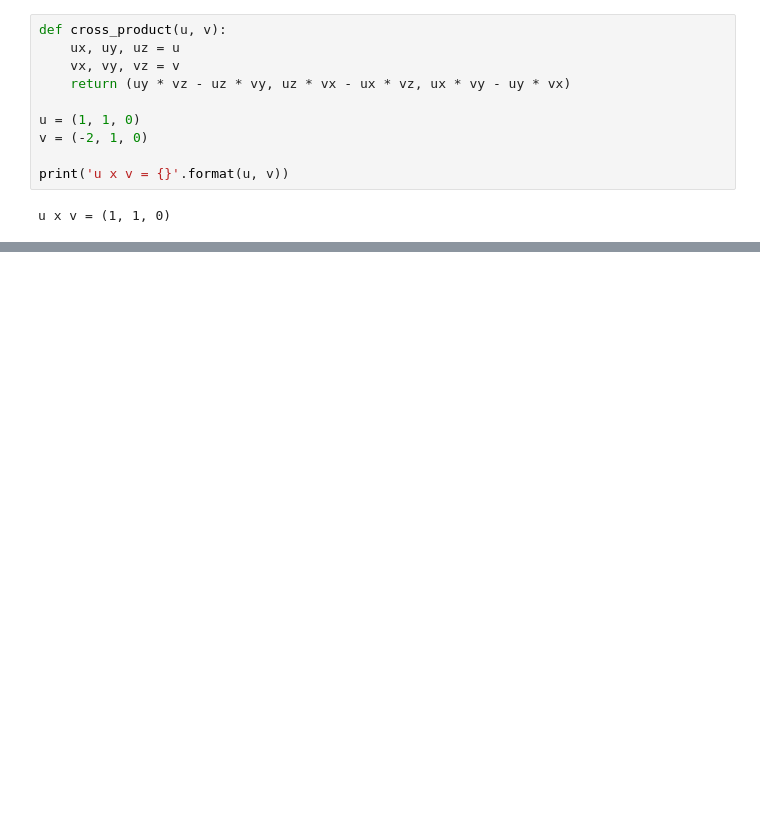
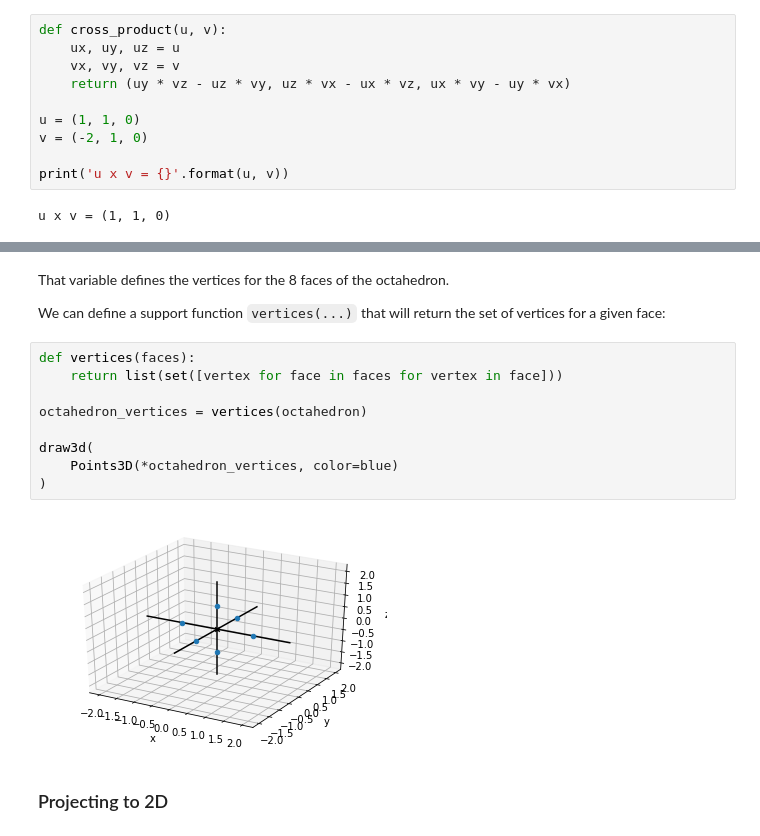
Before and after one commit to sergiofgonzalez/math-workbench, a Jupyter notebook: 02-the-3d-space/01-the-3d-space-notebook/vectors-in-3d.ipynb, the cells around one changed output, grey strips where cells are left out. Drawn from its saved outputs; the diff is of its cells as text; blank space fills up the shorter version.

```diff
--- a/02-the-3d-space/01-the-3d-space-notebook/vectors-in-3d.ipynb
+++ b/02-the-3d-space/01-the-3d-space-notebook/vectors-in-3d.ipynb
@@ -743,0 +840,17 @@ Note also that the area of the parallelogram defined by a couple of vectors $ u
+# %% [markdown]
+That variable defines the vertices for the 8 faces of the octahedron.
+
+We can define a support function `vertices(...)` that will return the set of vertices for a given face:
+# %%
+def vertices(faces):
+    return list(set([vertex for face in faces for vertex in face]))
+
+octahedron_vertices = vertices(octahedron)
+
+draw3d(
+    Points3D(*octahedron_vertices, color=blue)
+)
+# %% [output]
+[figure, added]
+# %% [markdown]
+### Projecting to 2D
```
Also changed, not shown: parts of 10 cells of this notebook, 3 other files.
